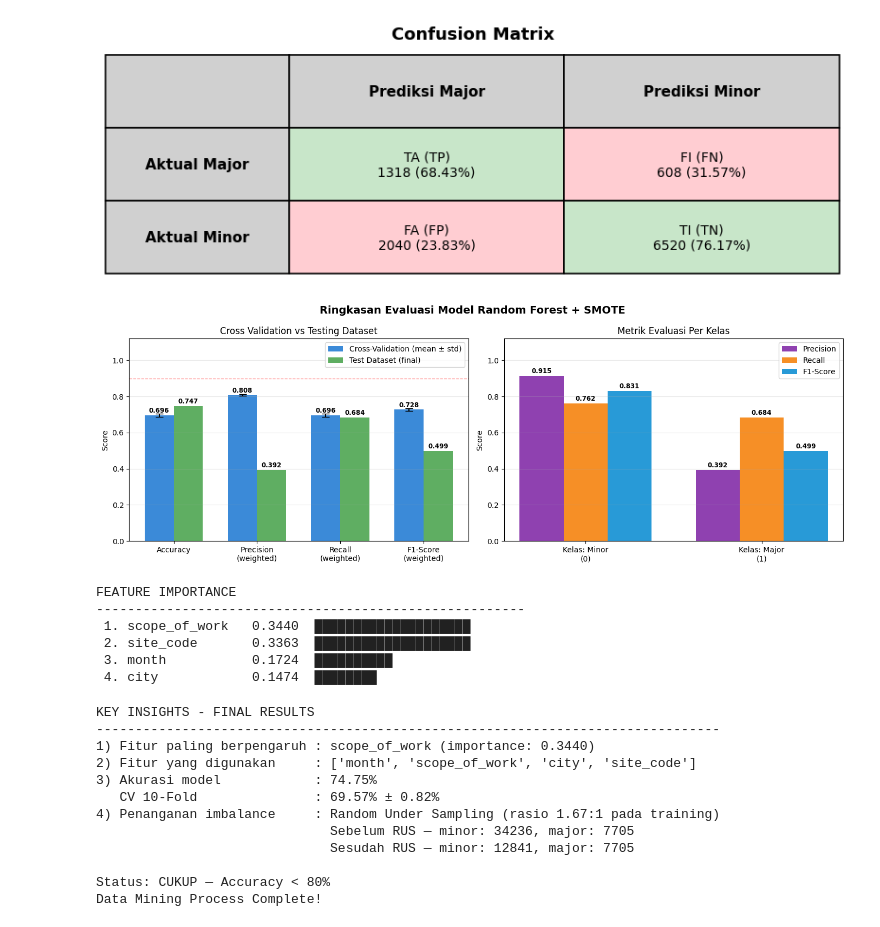
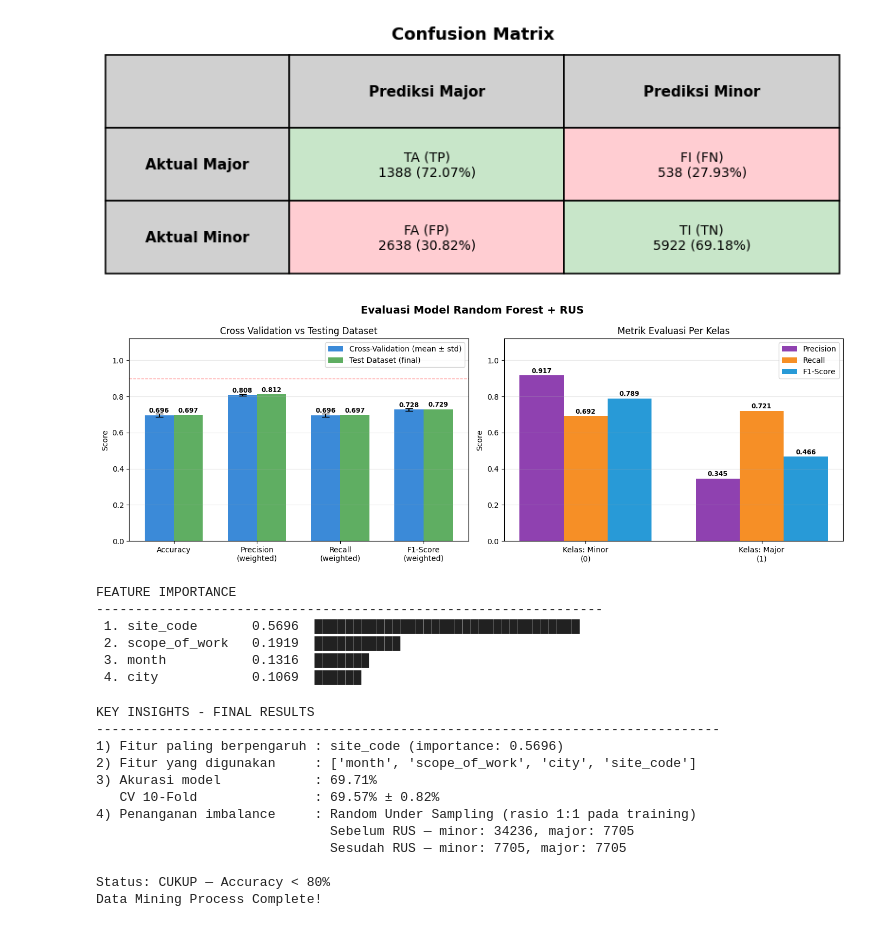
Before and after one commit to pavitapramestri/modeling_randomforest, a Jupyter notebook: model.ipynb, the cells around one changed output. Cells and saved outputs as stored; diff of their text form; code cells hidden in the pictures.

Commit message:
Add Model for Conference

```diff
--- a/model.ipynb
+++ b/model.ipynb
@@ -178,8 +184,8 @@ Distribusi Training (sebelum Under Sampling):
     minor: 34236
     major: 7705
 # %%
-# RANDOM UNDER SAMPLING dengan Sampling Ratio yang Lebih Balanced
-rus = RandomUnderSampler(sampling_strategy=0.6, random_state=42)
+# RANDOM UNDER SAMPLING
+rus = RandomUnderSampler(sampling_strategy=1, random_state=42)
 X_train_res, y_train_res = rus.fit_resample(X_train, y_train)
 
 print("DISTRIBUSI SETELAH RANDOM UNDER SAMPLING (Data Training)")
@@ -195,11 +201,10 @@ for label in sorted(after.keys()):
     print(f"  {name:<10} {before[label]:>10} {after[label]:>10}  {sign}{abs(diff):>13}")
 
 ratio_after = after[0] / after[1]
-print(f"\nImbalance ratio setelah RUS : {ratio_after:.2f}:1")
+print(f"\nImbalance ratio setelah RUS : {ratio_after}:1")
 print(f"Total training setelah RUS  : {len(y_train_res)} baris")
-print(f"Sampling strategy           : 0.6")
 print()
-print("Random Under Sampling berhasil menyeimbangkan data training")
+print("Random Under Sampling berhasil menyeimbangkan data")
 # %% [output]
 DISTRIBUSI SETELAH RANDOM UNDER SAMPLING (Data Training)
   Kelas         Sebelum    Sesudah     Pengurangan
@@ -322,14 +280,12 @@ Parameter terbaik akan digunakan untuk melatih model final.
 # %%
-# TRAINING MODEL Best Hyperparameters
 rf_final = RandomForestClassifier(
-    **best_params,
+    n_estimators=100,
     random_state=42,
     n_jobs=-1
 )
 
 rf_final.fit(X_train_res, y_train_res)
-print("Model Random Forest dilatih dengan hyperparameter terbaik (RandomizedSearchCV).\n")
-print(f"Parameter yang digunakan: {best_params}\n")
+print("Model Random Forest dilatih\n")
 
 # prediksi data testing (ori, tanpa under sampling)
 y_pred       = rf_final.predict(X_test)
@@ -345,10 +299,11 @@ Prediksi selesai untuk 10486 data testing.
 # %%
 # EVALUASI MODEL
 acc  = accuracy_score(y_test, y_pred)
-prec = precision_score(y_test, y_pred, average='binary')
-rec  = recall_score(y_test, y_pred, average='binary')
-f1   = f1_score(y_test, y_pred, average='binary')
+prec = precision_score(y_test, y_pred, average='weighted')
+rec  = recall_score(y_test, y_pred, average='weighted')
+f1   = f1_score(y_test, y_pred, average='weighted')
 
+# Untuk detail per kelas
 prec_major = precision_score(y_test, y_pred, pos_label=1)
 rec_major  = recall_score(y_test, y_pred, pos_label=1)
 f1_major   = f1_score(y_test, y_pred, pos_label=1)
@@ -440,7 +395,7 @@ plt.show()
 # %%
 # CV + DATA TESTING
 fig, axes = plt.subplots(1, 2, figsize=(14, 5))
-fig.suptitle('Ringkasan Evaluasi Model Random Forest + SMOTE', fontsize=14, fontweight='bold')
+fig.suptitle('Evaluasi Model Random Forest + RUS', fontsize=14, fontweight='bold')
 
 # panel kiri
 ax1 = axes[0]
@@ -486,34 +441,34 @@ ax1.grid(axis='y', alpha=0.3)
 
 # panel kanan
 ax2 = axes[1]
 kelas      = ['minor', 'major']
 prec_vals  = [prec_minor, prec_major]
 rec_vals   = [rec_minor,  rec_major]
 f1_vals    = [f1_minor,   f1_major]
 
 x2    = np.arange(len(kelas))
 w2    = 0.25
 ax2.bar(x2 - w2, prec_vals, w2, label='Precision', color='#7B1FA2', alpha=0.85)
 ax2.bar(x2,      rec_vals,  w2, label='Recall',    color='#F57C00', alpha=0.85)
 ax2.bar(x2 + w2, f1_vals,   w2, label='F1-Score',  color='#0288D1', alpha=0.85)
 
 for vals, offset in [(prec_vals, -w2), (rec_vals, 0), (f1_vals, w2)]:
     for i, v in enumerate(vals):
         ax2.text(i + offset, v + 0.005, f'{v:.3f}',
                  ha='center', va='bottom', fontsize=8.5, fontweight='bold')
 
 ax2.set_ylim(0, 1.12)
 ax2.set_xticks(x2)
 ax2.set_xticklabels(['Kelas: Minor\n(0)', 'Kelas: Major\n(1)'])
 ax2.set_ylabel('Score')
 ax2.set_title('Metrik Evaluasi Per Kelas')
 ax2.legend()
 ax2.grid(axis='y', alpha=0.3)
 
 plt.tight_layout()
 plt.show()
 # %% [output]
-[figure, old version]
+[figure, new version]
 # %%
 # feature importance
 fi_df = pd.DataFrame({
@@ -522,17 +477,17 @@ fi_df = pd.DataFrame({
 }).sort_values('Importance', ascending=False).reset_index(drop=True)
 
 print("FEATURE IMPORTANCE")
-print(f"{'-'*55}")
+print(f"{'-'*65}")
 for i, row in fi_df.iterrows():
     bar = "█" * int(row['Importance'] * 60)
     print(f"{i+1:2}. {row['Feature']:<15} {row['Importance']:.4f}  {bar}")
 # %% [output]
 FEATURE IMPORTANCE
--------------------------------------------------------
- 1. scope_of_work   0.3440  ████████████████████
- 2. site_code       0.3363  ████████████████████
- 3. month           0.1724  ██████████
- 4. city            0.1474  ████████
+-----------------------------------------------------------------
+ 1. site_code       0.5696  ██████████████████████████████████
+ 2. scope_of_work   0.1919  ███████████
+ 3. month           0.1316  ███████
+ 4. city            0.1069  ██████
 # %%
 # insights
 top1 = fi_df.iloc[0]
@@ -543,7 +498,7 @@ print(f"1) Fitur paling berpengaruh : {top1['Feature']} (importance: {top1['Impo
 print(f"2) Fitur yang digunakan     : {FEATURE_COLS}")
 print(f"3) Akurasi model            : {acc*100:.2f}%")
 print(f"   CV 10-Fold               : {cv_results['test_accuracy'].mean()*100:.2f}% ± {cv_results['test_accuracy'].std()*100:.2f}%")
-print(f"4) Penanganan imbalance     : Random Under Sampling (rasio 1.67:1 pada training)")
+print(f"4) Penanganan imbalance     : Random Under Sampling (rasio 1:1 pada training)")
 print(f"                              Sebelum RUS — minor: {Counter(y_train)[0]}, major: {Counter(y_train)[1]}")
 print(f"                              Sesudah RUS — minor: {Counter(y_train_res)[0]}, major: {Counter(y_train_res)[1]}")
 print()
@@ -557,13 +512,13 @@ print("Data Mining Process Complete!")
 # %% [output]
 KEY INSIGHTS - FINAL RESULTS
 --------------------------------------------------------------------------------
-1) Fitur paling berpengaruh : scope_of_work (importance: 0.3440)
+1) Fitur paling berpengaruh : site_code (importance: 0.5696)
 2) Fitur yang digunakan     : ['month', 'scope_of_work', 'city', 'site_code']
-3) Akurasi model            : 74.75%
+3) Akurasi model            : 69.71%
    CV 10-Fold               : 69.57% ± 0.82%
-4) Penanganan imbalance     : Random Under Sampling (rasio 1.67:1 pada training)
+4) Penanganan imbalance     : Random Under Sampling (rasio 1:1 pada training)
                               Sebelum RUS — minor: 34236, major: 7705
-                              Sesudah RUS — minor: 12841, major: 7705
+                              Sesudah RUS — minor: 7705, major: 7705
 
 Status: CUKUP — Accuracy < 80%
 Data Mining Process Complete!
```
Also changed, not shown: parts of 8 cells of this notebook, 2 other files.
